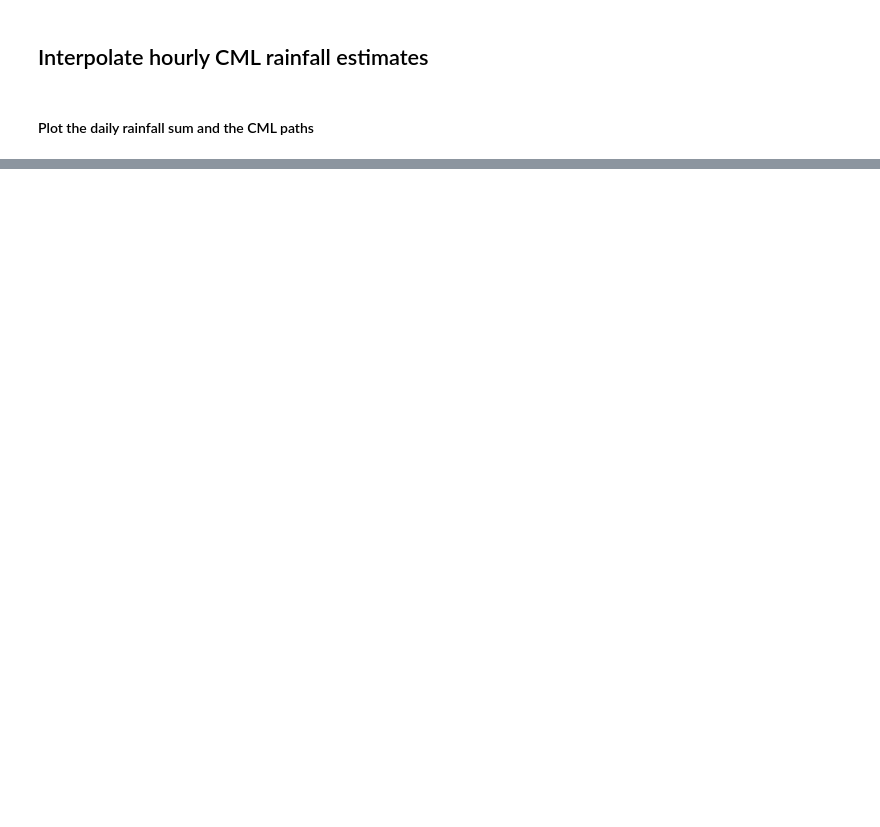
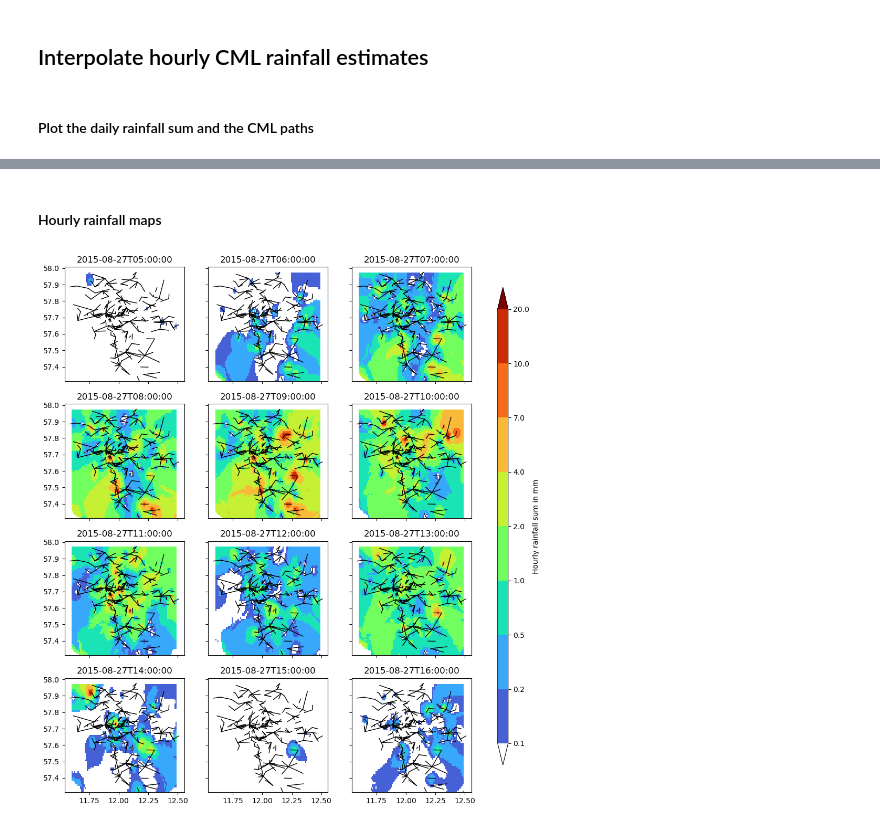
Before and after one commit to OpenSenseAction/OPENSENSE_sandbox, a Jupyter notebook: notebooks/openMRG_use_case.ipynb, the cells around one changed output, grey strips where cells are left out. Cells and saved outputs as stored; diff of their text form; code cells hidden in the pictures; blank space fills up the shorter version.

Commit message:
update notebook removing short low freq CMLs and adding hourly maps

```diff
--- a/notebooks/openMRG_use_case.ipynb
+++ b/notebooks/openMRG_use_case.ipynb
@@ -133,0 +140,28 @@ fig.colorbar(pc, label='Rainfall sum in mm');
+# %% [markdown]
+#### Hourly rainfall maps
+# %%
+fig, ax = plt.subplots(4, 3, sharex=True, sharey=True, figsize=(10, 13))
+
+bounds = [0.1, 0.2, 0.5, 1, 2, 4, 7, 10, 20]
+norm = mpl.colors.BoundaryNorm(boundaries=bounds, ncolors=256, extend='both')
+cmap = plt.get_cmap('turbo').copy()
+cmap.set_under('w')
+
+for i, axi in enumerate(ax.flat):
+    pc = axi.pcolormesh(
+        idw_interpolator.xgrid,
+        idw_interpolator.ygrid,
+        R_grid_list[i+4],
+        shading='nearest',
+        cmap=cmap,
+        norm=norm,
+    )
+    axi.set_title(str(cmls_R_1h.time.values[i + 4])[:19])
+
+    plot_cml_lines(cmls_R_1h, ax=axi)
+
+fig.subplots_adjust(right=0.9)
+cbar_ax = fig.add_axes([0.95, 0.15, 0.02, 0.7])
+cb = fig.colorbar(pc, cax=cbar_ax, label='Hourly rainfall sum in mm', );
+# %% [output]
+[figure, added]
```
Also changed, not shown: parts of 4 cells of this notebook.
